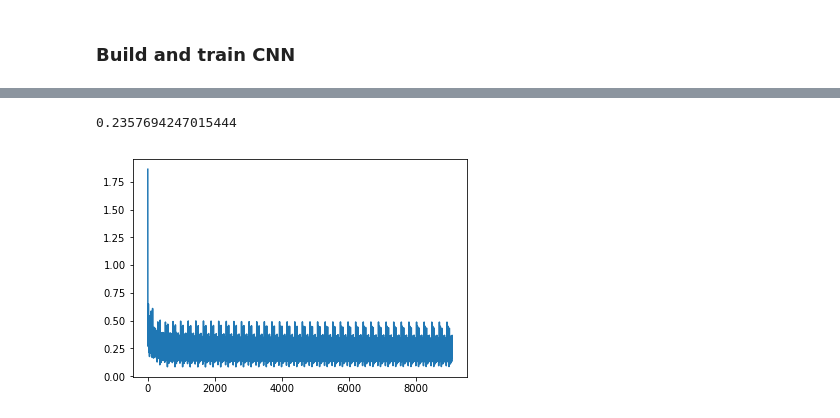
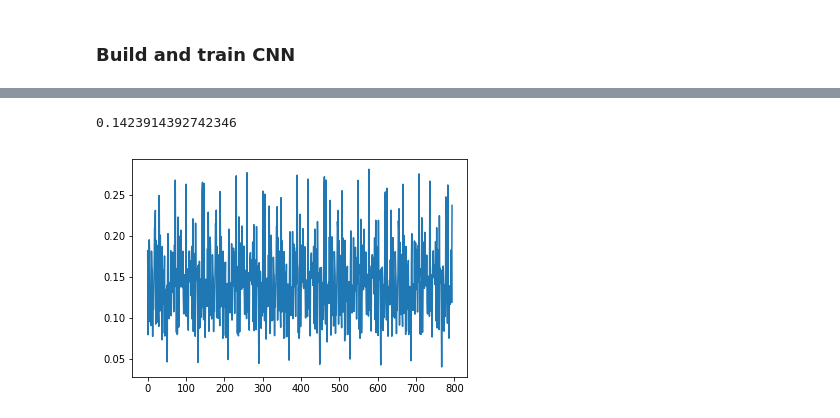
Before and after one commit to TatyanaGreenkina/Research, a Jupyter notebook: Test.ipynb, the cells around one changed output, grey strips where cells are left out. Drawn from its saved outputs; the diff is of its cells as text; code cells hidden in the pictures.

```diff
--- a/Test.ipynb
+++ b/Test.ipynb
@@ -33,7 +35,7 @@ print(tags[:4])
 
 tags_set = set([j for i in tags for j in i])
 
-labels_indicates = {ind: tag for ind, tag in zip(tags_set, range(len(tags_set)))}
+labels_indicates = {ind: tag for ind, tag in zip(tags_set, range(1, len(tags_set) + 1))}
 labels_indicates
 # %% [output]
 [['\ufeffMan', 'i', 'hate', 'when', 'people', 'carry', 'ragedy', 'luggage', '..', 'ima', 'just', 'rip', 'it', 'up', 'more', 'with', 'the', 'belt', 'loader', '#itaintmines'], ['Men', "'s", 'soccer', 'v ...
@@ -57,0 +60,6 @@ labels_indicates
+# %%
+train_tokens = tokens[:int(len(tokens)*0.7)]
+test_tokens = tokens[int(len(tokens)*0.7):]
+
+train_tags = tags[:int(len(tags)*0.7)]
+test_tags = tags[int(len(tags)*0.7):]
@@ -99,8 +120,11 @@ mask_ph = tf.placeholder(tf.float32, (None, None))
 # placeholder for a tags batch
 tags_ph = tf.placeholder(tf.int32, (None, None))
 
+tokens_ph = tf.nn.dropout(token_ph, 0.7, (tf.shape(token_ph)[0], 1, tf.shape(token_ph)[2]))
 # CNN layer
 units = tf.layers.conv1d(token_ph, filters=128, kernel_size=7, padding='same')
+
+units = tf.nn.dropout(units, 0.7, (tf.shape(units)[0], 1, tf.shape(units)[2]))
 # Fully connected layer
 logits = tf.layers.dense(units, len(tags_set), activation=None)
 # Tensor with prediction tags
@@ -116,13 +140,14 @@ train_op = tf.train.AdamOptimizer(learning_rate=0.001).minimize(loss)
 
 with tf.Session() as sess:
   sess.run(tf.global_variables_initializer())
-  loss_history = []
+  loss_train_history = []
+  loss_test_history = []
   # Nums epoch = 40
-  for epoch in tq(range(40)):
+  for epoch in tq(range(5)):
     # Batch size = 32
-    for step in range(0, len(tokens), 32):
-      tokens_batch = tokens[step: step+32]
-      tags_batch = tags[step: step+32]
+    for step in range(0, len(train_tokens), 32):
+      tokens_batch = train_tokens[step: step+32]
+      tags_batch = train_tags[step: step+32]
 
       x = get_emb(tokens_batch)
       mask = masking_batch(tokens_batch)
@@ -132,6 +157,18 @@ with tf.Session() as sess:
           mask_ph: mask,
           tags_ph: y_true
       }
-      step_loss, _ = sess.run([loss, train_op], feed_dict=feed_dict)
-      loss_history.append(step_loss)
+      step_loss = sess.run(loss, feed_dict=feed_dict)
+      loss_train_history.append(step_loss)
+
+      x = get_emb(test_tokens)
+      mask = masking_batch(test_tokens)
+      y_true = get_labels(test_tags)
+      feed_dict = {
+            token_ph: x,
+            mask_ph: mask,
+            tags_ph: y_true
+        }
+      step_loss = sess.run(predictions, feed_dict=feed_dict)
+
+      loss_test_history.append(step_loss)
 # %% [output]
@@ -138,7 +188,7 @@ with tf.Session() as sess:
 [interactive output not drawn]
 # %%
-plt.plot(loss_history);
-print(sum(loss_history)/len(loss_history))
+plt.plot(loss_train_history);
+sum(loss_train_history)/len(loss_train_history)
 # %% [output]
-0.2357694247015444
+0.1423914392742346
-[figure, old version]
+[figure, new version]
```
Also changed, not shown: parts of 10 cells of this notebook.
